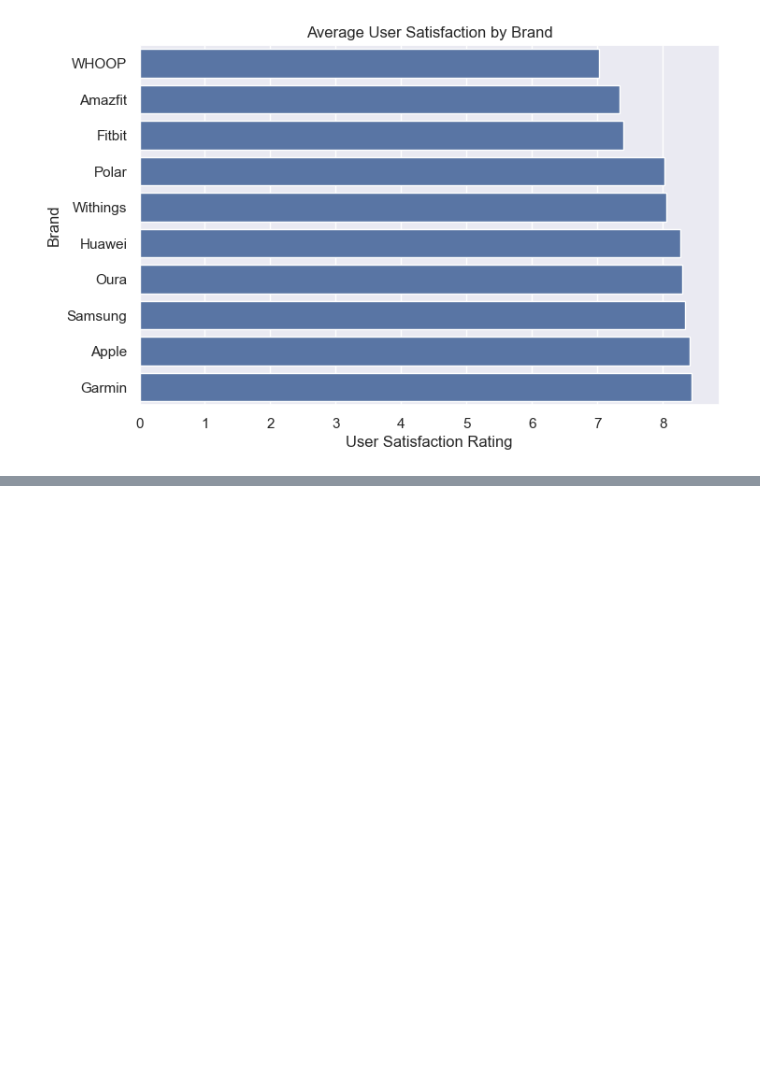
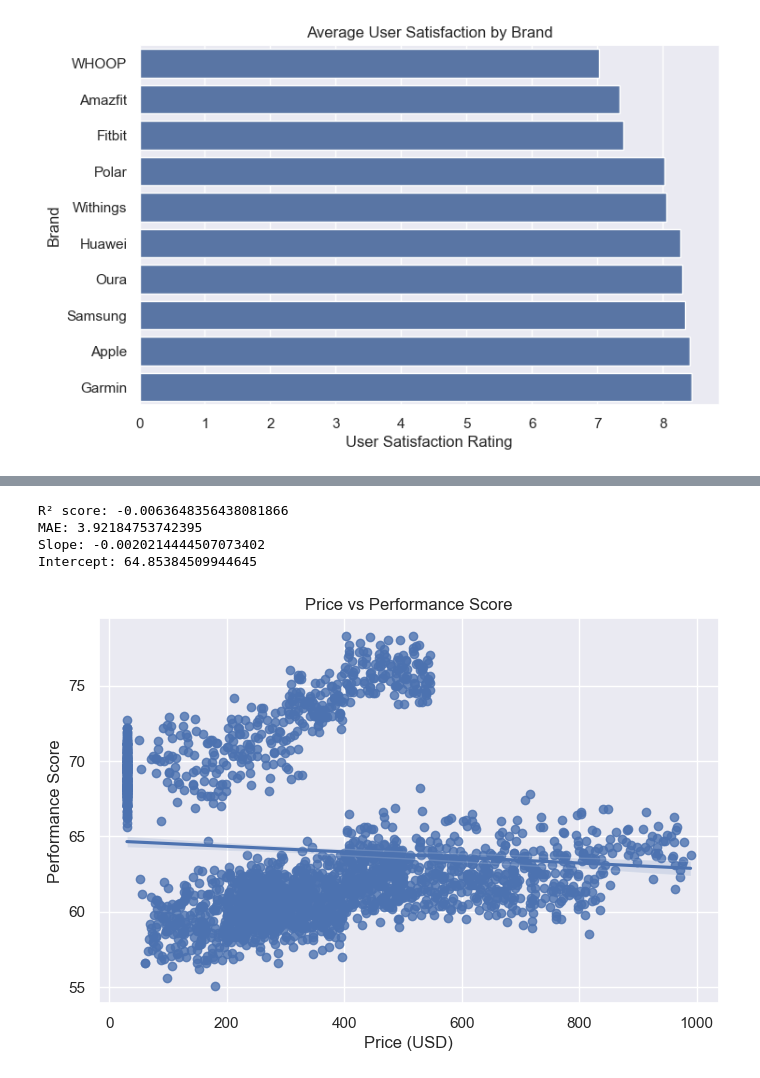
Before and after one commit to evahawillow/python-for-bi, a Jupyter notebook: assignments/Project/project.ipynb, the cells around one changed output, grey strips where cells are left out. Cells and saved outputs as stored; diff of their text form; code cells hidden in the pictures; blank space fills up the shorter version.

```diff
--- a/assignments/Project/project.ipynb
+++ b/assignments/Project/project.ipynb
@@ -160,0 +292,56 @@ plt.show()
+# %%
+#Checking the effect of price on the performance via linear regresisons
+
+from sklearn.linear_model import LinearRegression
+from sklearn.model_selection import train_test_split
+from sklearn.metrics import r2_score, mean_absolute_error
+import matplotlib.pyplot as plt
+import seaborn as sns
+
+# Features and target
+X = df_wearables[["Price_USD"]]
+y = df_wearables["Performance_Score"]
+
+# Train-test split
+X_train, X_test, y_train, y_test = train_test_split(
+    X, y, test_size=0.2, random_state=42
+)
+
+# Create and train model
+model = LinearRegression()
+model.fit(X_train, y_train)
+
+# Predictions
+y_pred = model.predict(X_test)
+
+# Metrics
+print("R² score:", r2_score(y_test, y_pred))
+print("MAE:", mean_absolute_error(y_test, y_pred))
+
+# Regression coefficient
+print("Slope:", model.coef_[0])
+print("Intercept:", model.intercept_)
+# %% [output]
+R² score: -0.0063648356438081866
+MAE: 3.92184753742395
+Slope: -0.0020214444507073402
+Intercept: 64.85384509944645
+# %%
+#Scatterplot and regression line demonstrating the linear regression of price vs performance score
+
+
+plt.figure(figsize=(8,5))
+
+sns.regplot(
+    data=df_wearables,
+    x="Price_USD",
+    y="Performance_Score"
+)
+
+plt.title("Price vs Performance Score")
+plt.xlabel("Price (USD)")
+plt.ylabel("Performance Score")
+
+plt.show()
+# %% [output]
+[figure, added]
```
Also changed, not shown: parts of 10 cells of this notebook, 5 other files.
